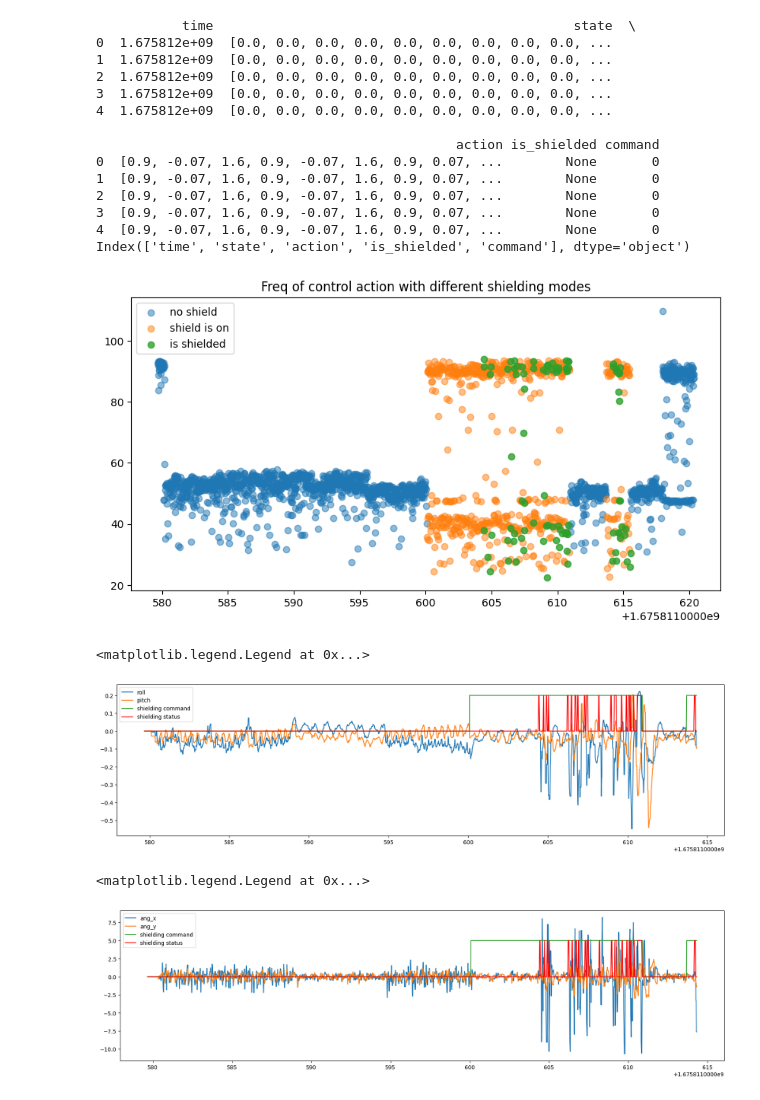
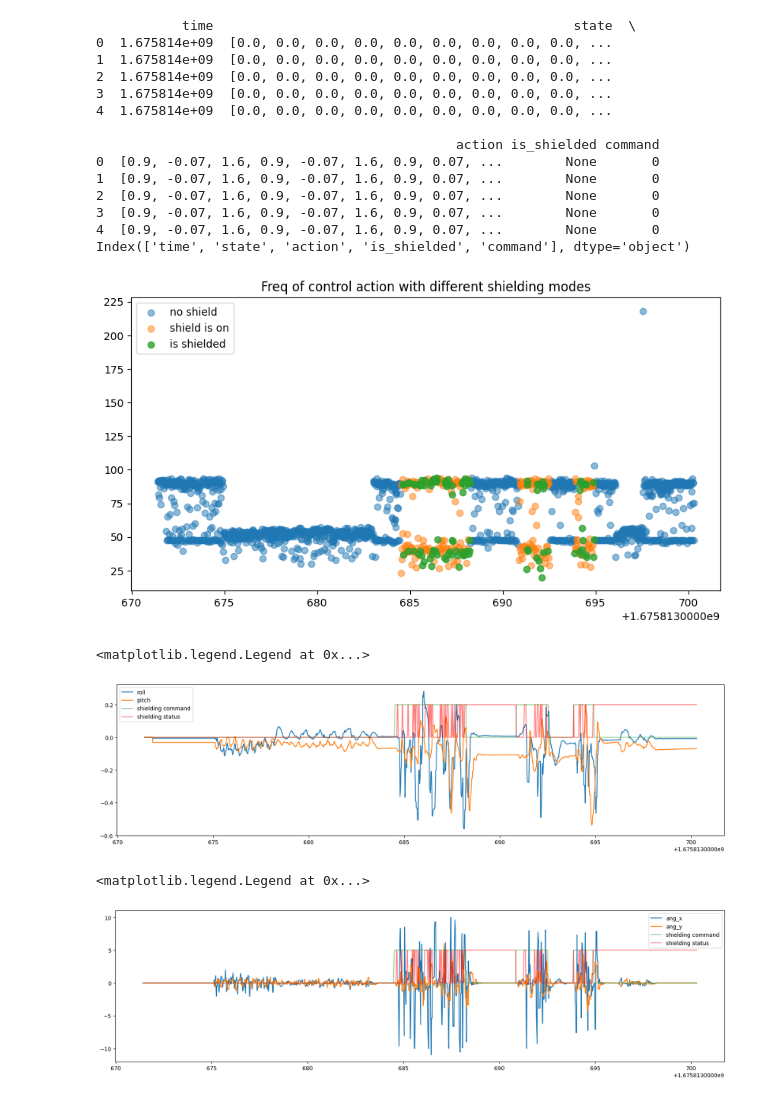
Before and after one commit to SafeRoboticsLab/GhostSDK, a Jupyter notebook: SDK/mblink/data_analysis.ipynb, the cells around one changed output. Drawn from its saved outputs; the diff is of its cells as text; code cells hidden in the pictures.

Commit message:
more data vis

```diff
--- a/SDK/mblink/data_analysis.ipynb
+++ b/SDK/mblink/data_analysis.ipynb
@@ -4,7 +4,8 @@ import numpy as np
 import pandas as pd
 import pickle
 # %%
-filename = "data-1675811623-0.02"
+# filename = "data-1675811623-0.02"
+filename = "data-1675813703-0.02"
 # pd.DataFrame(pd.read_pickle("{}.pkl".format(filename))).to_csv("{}.csv".format(filename), index=False)
 df = pd.DataFrame(pd.read_pickle("{}.pkl".format(filename)))
 # %%
@@ -12,11 +13,11 @@ print(df.head())
 print(df.columns)
 # %% [output]
            time                                              state  \
-0  1.675812e+09  [0.0, 0.0, 0.0, 0.0, 0.0, 0.0, 0.0, 0.0, 0.0, ...
-1  1.675812e+09  [0.0, 0.0, 0.0, 0.0, 0.0, 0.0, 0.0, 0.0, 0.0, ...
-2  1.675812e+09  [0.0, 0.0, 0.0, 0.0, 0.0, 0.0, 0.0, 0.0, 0.0, ...
-3  1.675812e+09  [0.0, 0.0, 0.0, 0.0, 0.0, 0.0, 0.0, 0.0, 0.0, ...
-4  1.675812e+09  [0.0, 0.0, 0.0, 0.0, 0.0, 0.0, 0.0, 0.0, 0.0, ...
+0  1.675814e+09  [0.0, 0.0, 0.0, 0.0, 0.0, 0.0, 0.0, 0.0, 0.0, ...
+1  1.675814e+09  [0.0, 0.0, 0.0, 0.0, 0.0, 0.0, 0.0, 0.0, 0.0, ...
+2  1.675814e+09  [0.0, 0.0, 0.0, 0.0, 0.0, 0.0, 0.0, 0.0, 0.0, ...
+3  1.675814e+09  [0.0, 0.0, 0.0, 0.0, 0.0, 0.0, 0.0, 0.0, 0.0, ...
+4  1.675814e+09  [0.0, 0.0, 0.0, 0.0, 0.0, 0.0, 0.0, 0.0, 0.0, ...
 
                                               action is_shielded command
 0  [0.9, -0.07, 1.6, 0.9, -0.07, 1.6, 0.9, 0.07, ...        None       0
@@ -54,7 +55,7 @@ plt.scatter(time_is_shielded, freq_is_shielded, label="is shielded", zorder=10,
 plt.legend()
 plt.show()
 # %% [output]
-[figure, old version]
+[figure, new version]
 # %%
 """
 x, y, z,
@@ -72,19 +73,19 @@ shielding_command = np.array([1 if x == "8s" else 0 for x in df["command"]])
 plt.figure(figsize=(20, 5))
 plt.plot(df["time"].iloc[:1800], state_array[:1800, 6], label="roll")
 plt.plot(df["time"].iloc[:1800], state_array[:1800, 7], label="pitch")
-plt.plot(df["time"].iloc[:1800], shielding_command[:1800] * 0.2, label="shielding command")
-plt.plot(df["time"].iloc[:1800], shielding_status[:1800] * 0.2, label="shielding status", color="red")
+plt.plot(df["time"].iloc[:1800], shielding_command[:1800] * 0.2, label="shielding command", alpha=0.5)
+plt.plot(df["time"].iloc[:1800], shielding_status[:1800] * 0.2, label="shielding status", color="red", alpha=0.5)
 plt.legend()
 # %% [output]
 <matplotlib.legend.Legend at 0x...>
-[figure, old version]
+[figure, new version]
 # %%
 plt.figure(figsize=(20, 5))
 plt.plot(df["time"].iloc[:1800], state_array[:1800, 9], label="ang_x")
 plt.plot(df["time"].iloc[:1800], state_array[:1800, 10], label="ang_y")
-plt.plot(df["time"].iloc[:1800], shielding_command[:1800] * 5, label="shielding command")
-plt.plot(df["time"].iloc[:1800], shielding_status[:1800] * 5, label="shielding status", color="red")
+plt.plot(df["time"].iloc[:1800], shielding_command[:1800] * 5, label="shielding command", alpha=0.5)
+plt.plot(df["time"].iloc[:1800], shielding_status[:1800] * 5, label="shielding status", color="red", alpha=0.5)
 plt.legend()
 # %% [output]
 <matplotlib.legend.Legend at 0x...>
-[figure, old version]
+[figure, new version]
```
Also changed, not shown: parts of 1 cell of this notebook.
